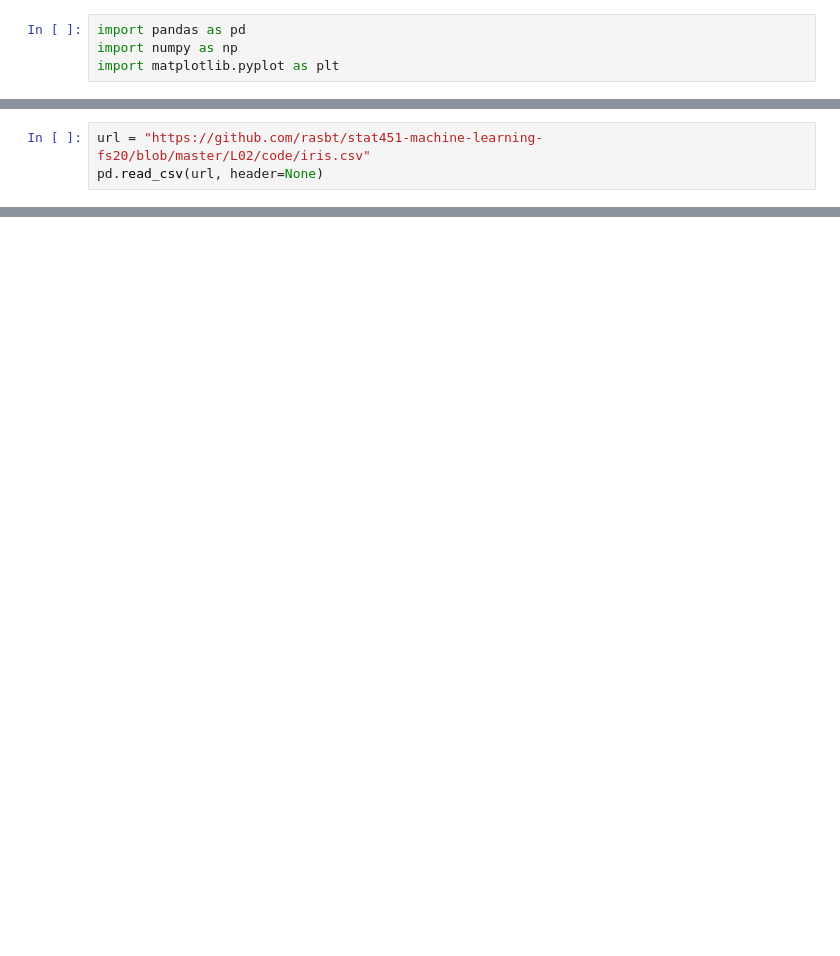
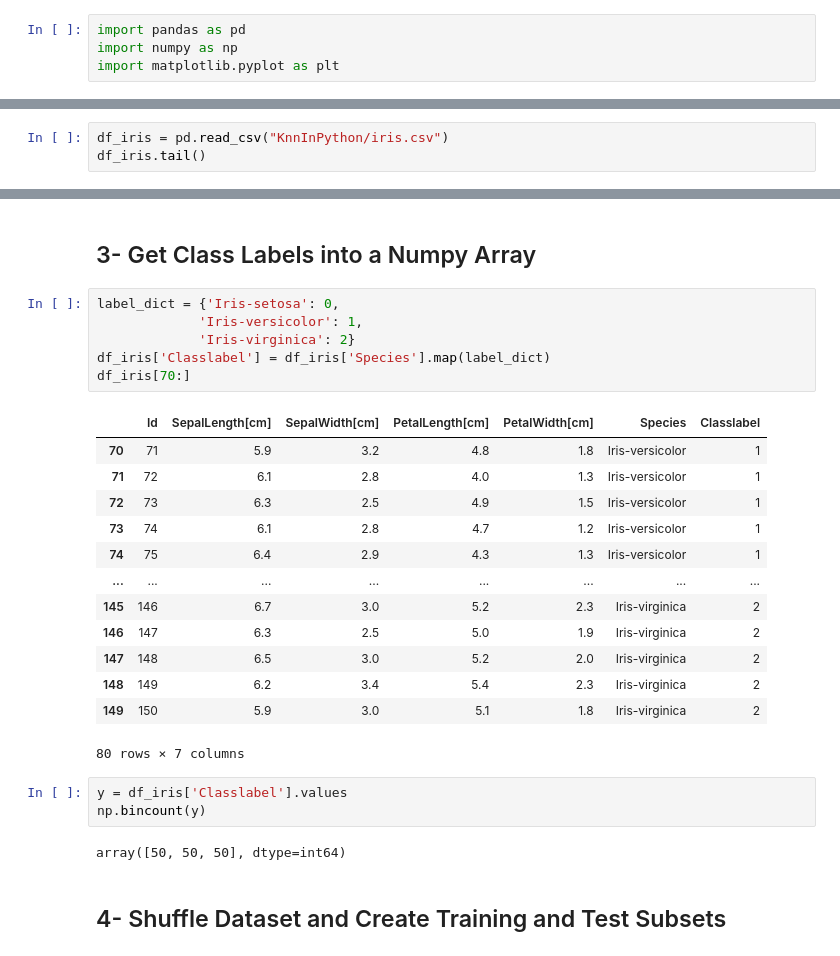
Before and after one commit to KhaledAshrafM/ML_Tutorial, a Jupyter notebook: KnnInPython/Knn_in_Python.ipynb, the cells around one changed output, grey strips where cells are left out. Drawn from its saved outputs; the diff is of its cells as text; blank space fills up the shorter version.

```diff
--- a/KnnInPython/Knn_in_Python.ipynb
+++ b/KnnInPython/Knn_in_Python.ipynb
@@ -5,4 +29,4 @@ import matplotlib.pyplot as plt
 # %%
-url = "https://github.com/rasbt/stat451-machine-learning-fs20/blob/master/L02/code/iris.csv"
-pd.read_csv(url, header=None)
+df_iris = pd.read_csv("KnnInPython/iris.csv")
+df_iris.tail()
 # %% [output]
@@ -9,0 +54,29 @@ ParserError: Error tokenizing data. C error: Expected 1 fields in line 41, saw 1
+# %% [markdown]
+## 3- Get Class Labels into a Numpy Array
+# %%
+label_dict = {'Iris-setosa': 0,
+             'Iris-versicolor': 1,
+             'Iris-virginica': 2}
+df_iris['Classlabel'] = df_iris['Species'].map(label_dict)
+df_iris[70:]
+# %% [output]
+|  | Id | SepalLength[cm] | SepalWidth[cm] | PetalLength[cm] | PetalWidth[cm] | Species | Classlabel |
+| 70 | 71 | 5.9 | 3.2 | 4.8 | 1.8 | Iris-versicolor | 1 |
+| 71 | 72 | 6.1 | 2.8 | 4.0 | 1.3 | Iris-versicolor | 1 |
+| 72 | 73 | 6.3 | 2.5 | 4.9 | 1.5 | Iris-versicolor | 1 |
+| 73 | 74 | 6.1 | 2.8 | 4.7 | 1.2 | Iris-versicolor | 1 |
+| 74 | 75 | 6.4 | 2.9 | 4.3 | 1.3 | Iris-versicolor | 1 |
+| ... | ... | ... | ... | ... | ... | ... | ... |
+| 145 | 146 | 6.7 | 3.0 | 5.2 | 2.3 | Iris-virginica | 2 |
+| 146 | 147 | 6.3 | 2.5 | 5.0 | 1.9 | Iris-virginica | 2 |
+| 147 | 148 | 6.5 | 3.0 | 5.2 | 2.0 | Iris-virginica | 2 |
+| 148 | 149 | 6.2 | 3.4 | 5.4 | 2.3 | Iris-virginica | 2 |
+| 149 | 150 | 5.9 | 3.0 | 5.1 | 1.8 | Iris-virginica | 2 |
+80 rows × 7 columns
+# %%
+y = df_iris['Classlabel'].values
+np.bincount(y)
+# %% [output]
+array([50, 50, 50], dtype=int64)
+# %% [markdown]
+## 4- Shuffle Dataset and Create Training and Test Subsets
```
Also changed, not shown: parts of 26 cells of this notebook.
